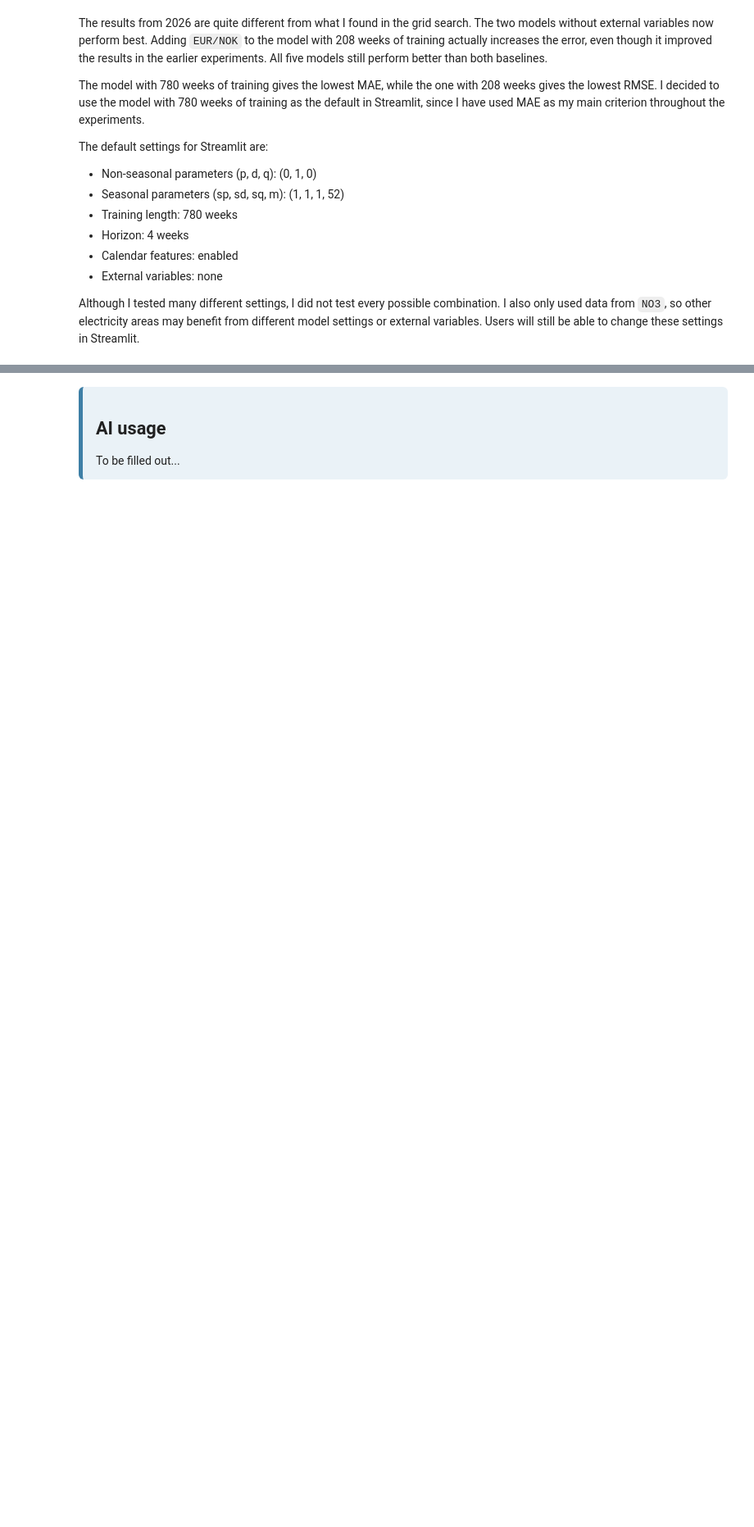
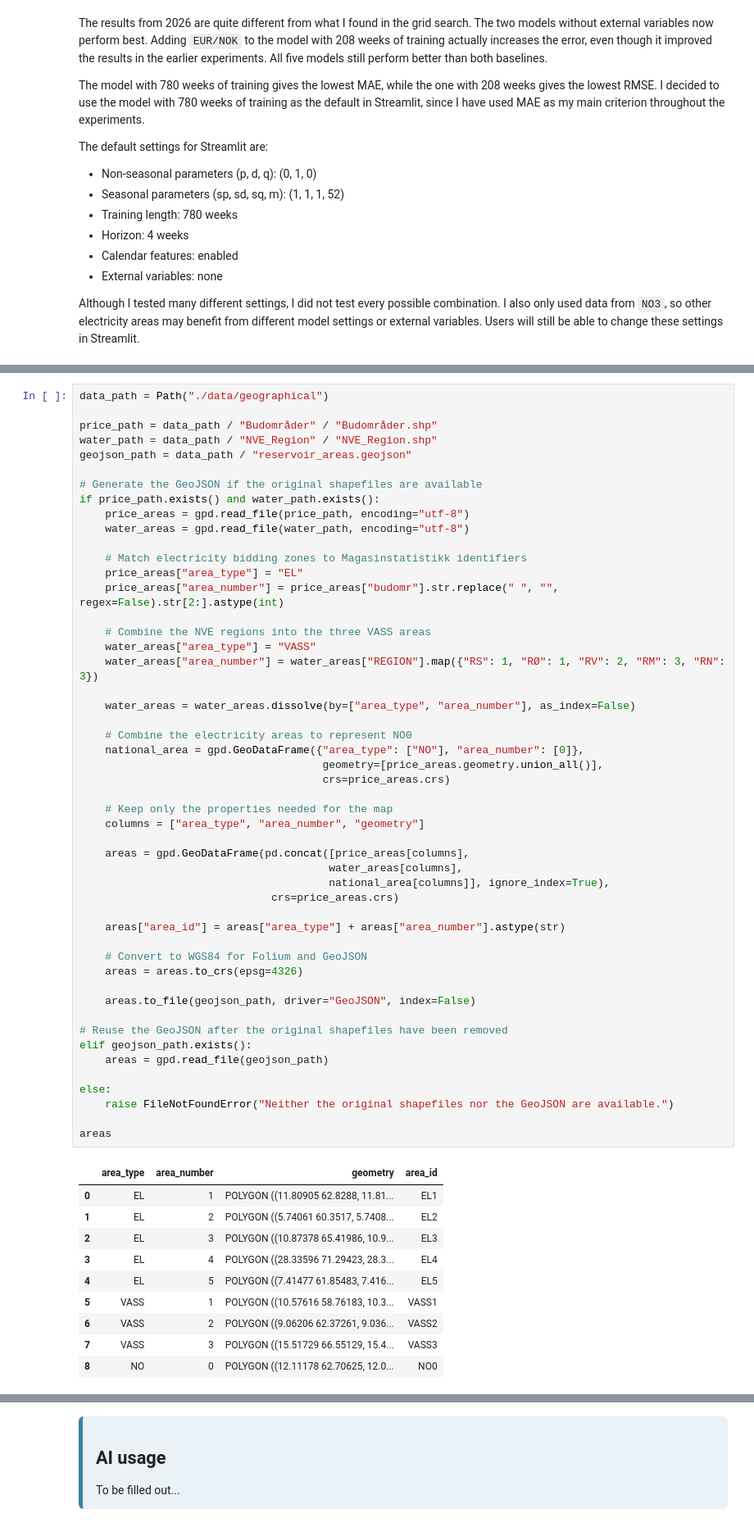
Before and after one commit to kahalandkh/IND320-kahaland, a Jupyter notebook: notebooks/project_work_part4.ipynb, the cells around one changed output, grey strips where cells are left out. Shown at 82% size. Drawn from its saved outputs; the diff is of its cells as text; blank space fills up the shorter version.

Commit message:
Convert geographical boundaries to GeoJSON and update weather sampling.

```diff
--- a/notebooks/project_work_part4.ipynb
+++ b/notebooks/project_work_part4.ipynb
@@ -848,0 +860,61 @@ Although I tested many different settings, I did not test every possible combina
+# %%
+data_path = Path("./data/geographical")
+
+price_path = data_path / "Budområder" / "Budområder.shp"
+water_path = data_path / "NVE_Region" / "NVE_Region.shp"
+geojson_path = data_path / "reservoir_areas.geojson"
+
+# Generate the GeoJSON if the original shapefiles are available
+if price_path.exists() and water_path.exists():
+    price_areas = gpd.read_file(price_path, encoding="utf-8")
+    water_areas = gpd.read_file(water_path, encoding="utf-8")
+
+    # Match electricity bidding zones to Magasinstatistikk identifiers
+    price_areas["area_type"] = "EL"
+    price_areas["area_number"] = price_areas["budomr"].str.replace(" ", "", regex=False).str[2:].astype(int)
+
+    # Combine the NVE regions into the three VASS areas
+    water_areas["area_type"] = "VASS"
+    water_areas["area_number"] = water_areas["REGION"].map({"RS": 1, "RØ": 1, "RV": 2, "RM": 3, "RN": 3})
+
+    water_areas = water_areas.dissolve(by=["area_type", "area_number"], as_index=False)
+
+    # Combine the electricity areas to represent NO0
+    national_area = gpd.GeoDataFrame({"area_type": ["NO"], "area_number": [0]},
+                                      geometry=[price_areas.geometry.union_all()],
+                                      crs=price_areas.crs)
+
+    # Keep only the properties needed for the map
+    columns = ["area_type", "area_number", "geometry"]
+
+    areas = gpd.GeoDataFrame(pd.concat([price_areas[columns],
+                                       water_areas[columns],
+                                       national_area[columns]], ignore_index=True),
+                              crs=price_areas.crs)
+
+    areas["area_id"] = areas["area_type"] + areas["area_number"].astype(str)
+
+    # Convert to WGS84 for Folium and GeoJSON
+    areas = areas.to_crs(epsg=4326)
+
+    areas.to_file(geojson_path, driver="GeoJSON", index=False)
+
+# Reuse the GeoJSON after the original shapefiles have been removed
+elif geojson_path.exists():
+    areas = gpd.read_file(geojson_path)
+
+else:
+    raise FileNotFoundError("Neither the original shapefiles nor the GeoJSON are available.")
+
+areas
+# %% [output]
+|  | area_type | area_number | geometry | area_id |
+| 0 | EL | 1 | POLYGON ((11.80905 62.8288, 11.81... | EL1 |
+| 1 | EL | 2 | POLYGON ((5.74061 60.3517, 5.7408... | EL2 |
+| 2 | EL | 3 | POLYGON ((10.87378 65.41986, 10.9... | EL3 |
+| 3 | EL | 4 | POLYGON ((28.33596 71.29423, 28.3... | EL4 |
+| 4 | EL | 5 | POLYGON ((7.41477 61.85483, 7.416... | EL5 |
+| 5 | VASS | 1 | POLYGON ((10.57616 58.76183, 10.3... | VASS1 |
+| 6 | VASS | 2 | POLYGON ((9.06206 62.37261, 9.036... | VASS2 |
+| 7 | VASS | 3 | POLYGON ((15.51729 66.55129, 15.4... | VASS3 |
+| 8 | NO | 0 | POLYGON ((12.11178 62.70625, 12.0... | NO0 |
```
Also changed, not shown: parts of 4 cells of this notebook, 10 other files.
